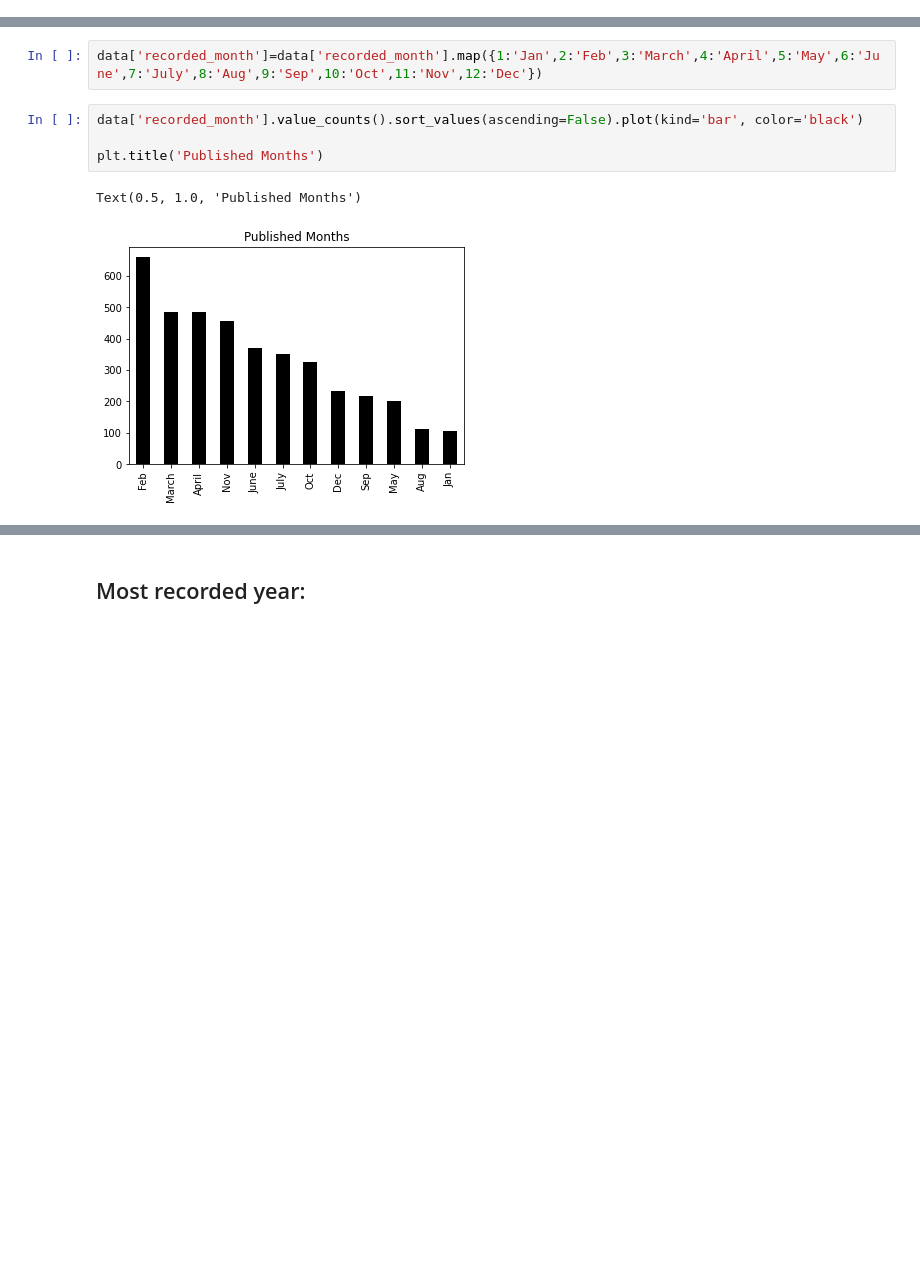
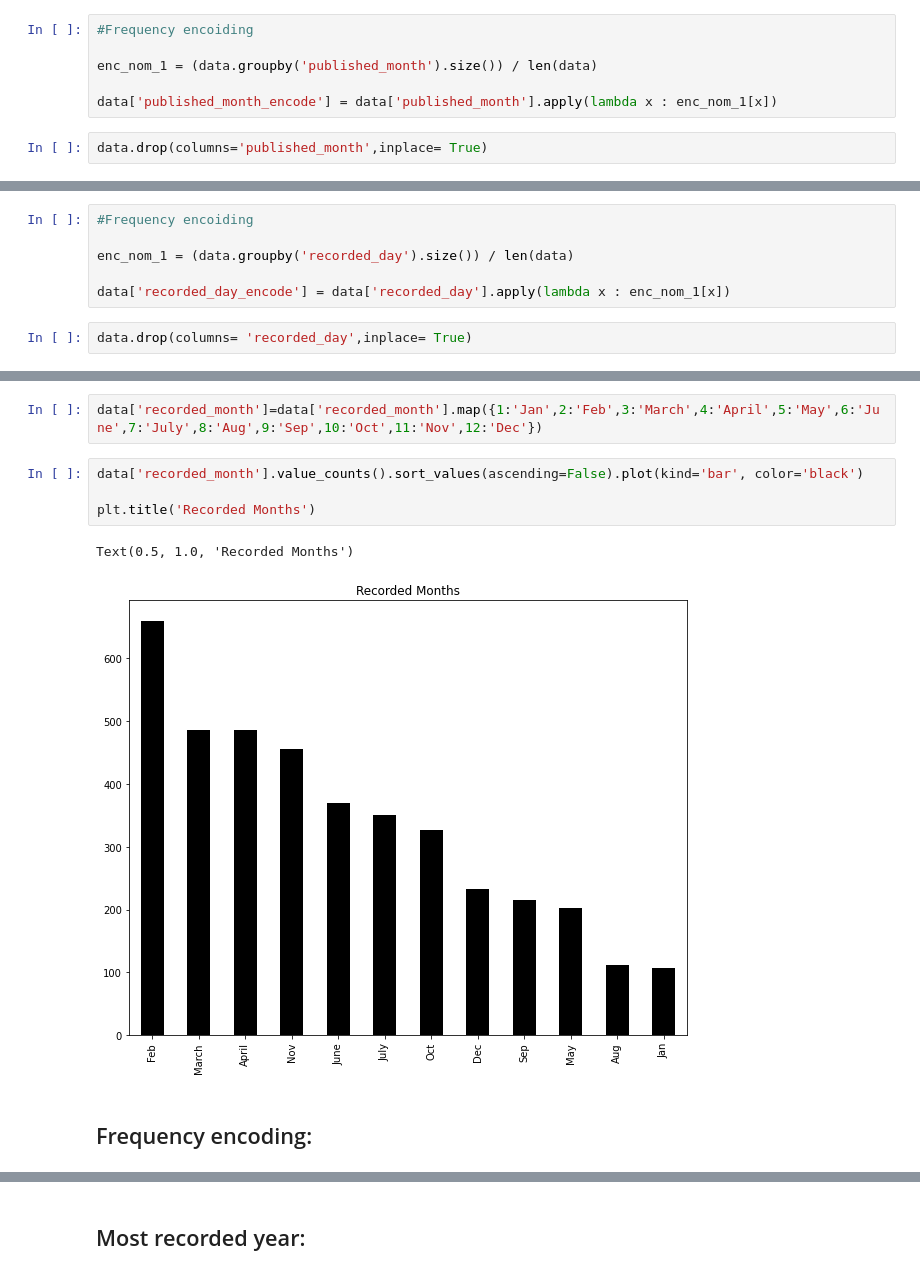
Before and after one commit to sspaulc/TED_TALKS_VIEWS_PREDICTION, a Jupyter notebook: Sanchita_Ted_Talks_Views.ipynb, the cells around one changed output, grey strips where cells are left out. Saved outputs shown, nothing was run; the diff lists cells and outputs as text; blank space fills up the shorter version.

```diff
--- a/Sanchita_Ted_Talks_Views.ipynb
+++ b/Sanchita_Ted_Talks_Views.ipynb
@@ -305,6 +325,14 @@ plt.title('Published Months')
 # %% [output]
 Text(0.5, 1.0, 'Published Months')
 [figure]
+# %%
+#Frequency encoiding
+
+enc_nom_1 = (data.groupby('published_month').size()) / len(data)
+
+data['published_month_encode'] = data['published_month'].apply(lambda x : enc_nom_1[x])
+# %%
+data.drop(columns='published_month',inplace= True)
 # %% [markdown]
 ## Most published year:
 # %%
@@ -328,3 +358,11 @@ Text(0.5, 1.0, 'Recorded Days')
+# %%
+#Frequency encoiding
+
+enc_nom_1 = (data.groupby('recorded_day').size()) / len(data)
+
+data['recorded_day_encode'] = data['recorded_day'].apply(lambda x : enc_nom_1[x])
+# %%
+data.drop(columns= 'recorded_day',inplace= True)
 # %% [markdown]
 ## Monthly Recorded distribution:
 # %%
@@ -332,7 +370,9 @@ data['recorded_month']=data['recorded_month'].map({1:'Jan',2:'Feb',3:'March',4:'
 # %%
 data['recorded_month'].value_counts().sort_values(ascending=False).plot(kind='bar', color='black')
 
-plt.title('Published Months')
+plt.title('Recorded Months')
 # %% [output]
-Text(0.5, 1.0, 'Published Months')
+Text(0.5, 1.0, 'Recorded Months')
-[figure, old version]
+[figure, new version]
+# %% [markdown]
+## Frequency encoding:
```
Also changed, not shown: parts of 102 cells of this notebook.
